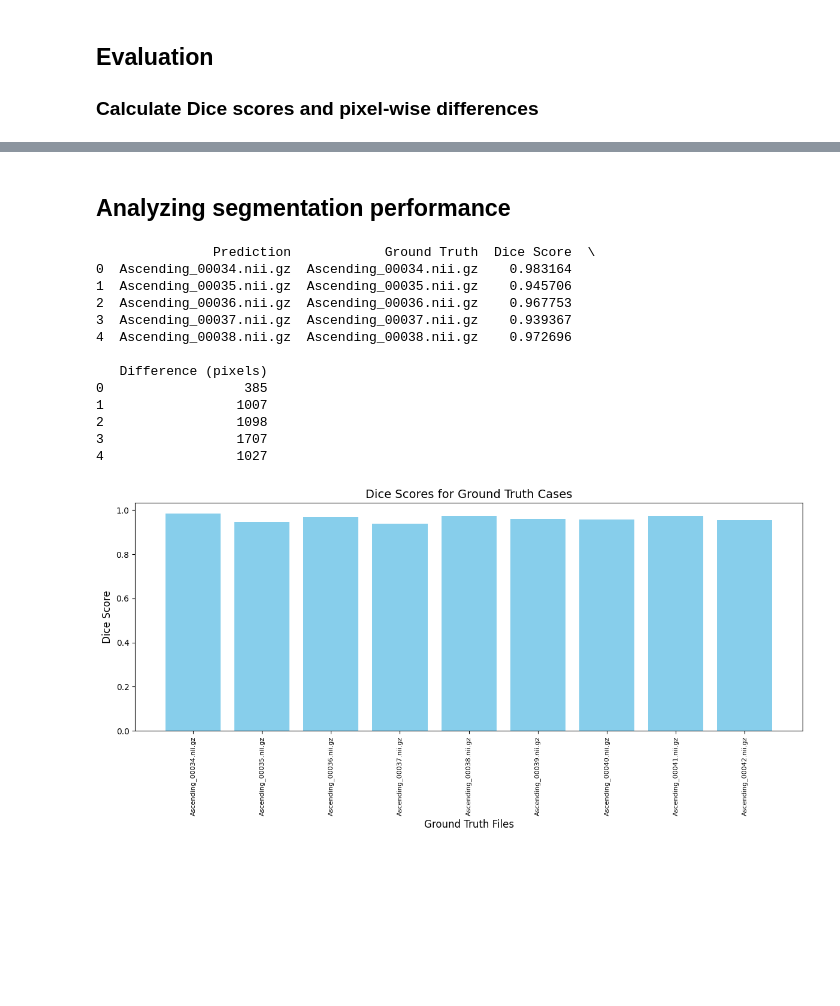
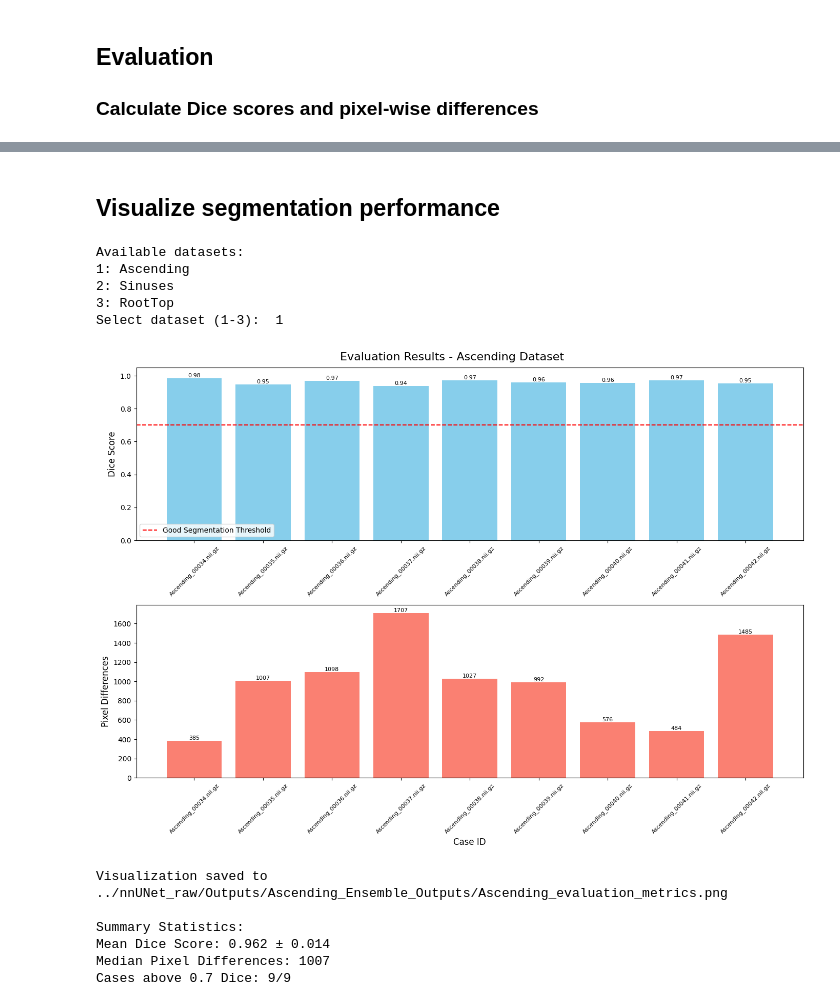
Before and after one commit to hongwei-cai/RapidAoV, a Jupyter notebook: Segmentation/segmentation.ipynb, the cells around one changed output, grey strips where cells are left out. Cells and saved outputs as stored; diff of their text form; code cells hidden in the pictures; blank space fills up the shorter version.

```diff
--- a/Segmentation/segmentation.ipynb
+++ b/Segmentation/segmentation.ipynb
@@ -704,33 +795,19 @@ Evaluation complete. Results saved to ../nnUNet_raw/Outputs/Ascending_Ensemble_O
 # %% [markdown]
-## Analyzing segmentation performance
+## Visualize segmentation performance
 # %%
-# Load the CSV file into a DataFrame
-df = pd.read_csv(output_csv_path)
-
-# Display the first few rows of the DataFrame
-print(df.head())
-
-# Plot the Dice scores
-plt.figure(figsize=(12, 6))
-plt.bar(df["Ground Truth"], df["Dice Score"], color="skyblue")
-plt.xlabel("Ground Truth Files", fontsize=12)
-plt.ylabel("Dice Score", fontsize=12)
-plt.title("Dice Scores for Ground Truth Cases", fontsize=14)
-plt.xticks(rotation=90, fontsize=8)
-plt.tight_layout()
-plt.show()
+selected_dataset = select_dataset()
+evaluation_results = evaluate_predictions(selected_dataset)
+save_and_visualize(evaluation_results, selected_dataset)
 # %% [output]
-               Prediction            Ground Truth  Dice Score  \
-0  Ascending_00034.nii.gz  Ascending_00034.nii.gz    0.983164
-1  Ascending_00035.nii.gz  Ascending_00035.nii.gz    0.945706
-2  Ascending_00036.nii.gz  Ascending_00036.nii.gz    0.967753
-3  Ascending_00037.nii.gz  Ascending_00037.nii.gz    0.939367
-4  Ascending_00038.nii.gz  Ascending_00038.nii.gz    0.972696
-
-   Difference (pixels)
-0                  385
-1                 1007
-2                 1098
-3                 1707
-4                 1027
+Available datasets:
+1: Ascending
+2: Sinuses
+3: RootTop
+Select dataset (1-3):  1
-[figure, old version]
+[figure, new version]
+Visualization saved to ../nnUNet_raw/Outputs/Ascending_Ensemble_Outputs/Ascending_evaluation_metrics.png
+
+Summary Statistics:
+Mean Dice Score: 0.962 ± 0.014
+Median Pixel Differences: 1007
+Cases above 0.7 Dice: 9/9
```
Also changed, not shown: parts of 1 cell of this notebook, 2 other files.
